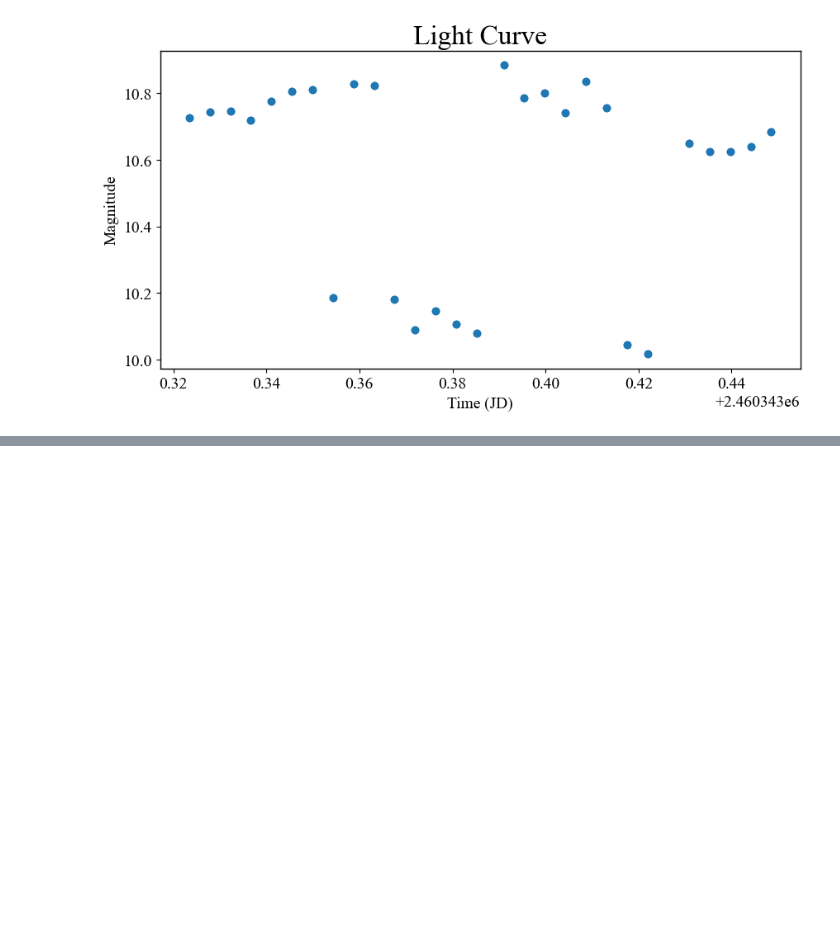
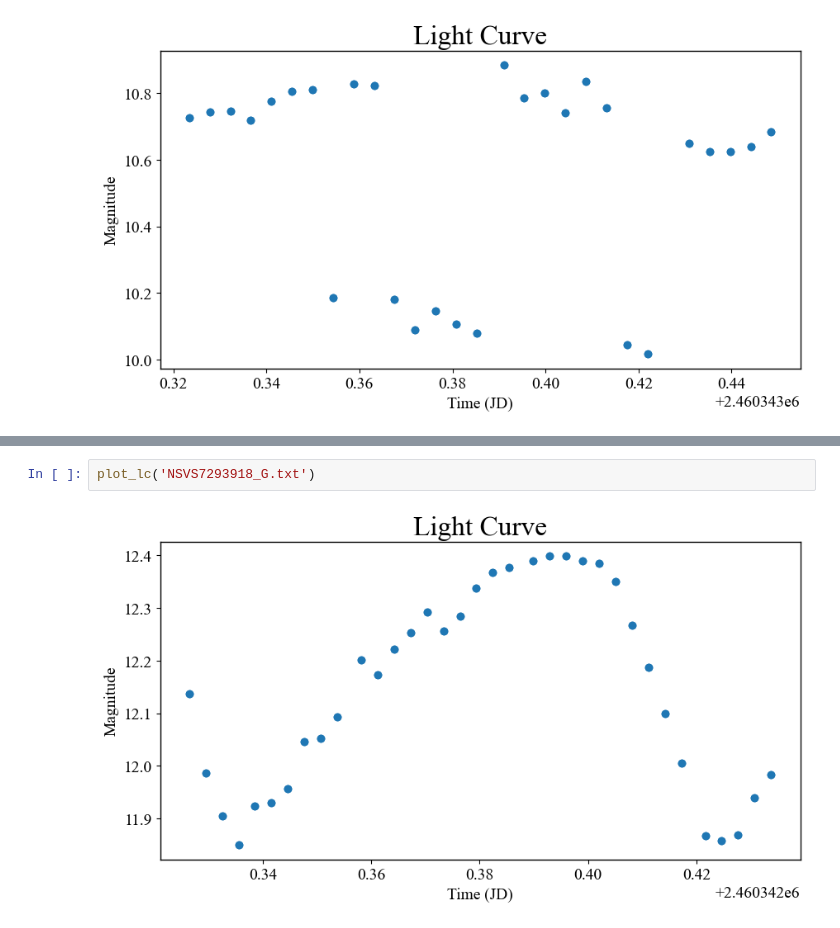
Before and after one commit to lewismcnish/Astronomy, a Jupyter notebook: Year_3/variable_stars.ipynb, the cells around one changed output, grey strips where cells are left out. Cells and saved outputs as stored; diff of their text form; blank space fills up the shorter version.

```diff
--- a/Year_3/variable_stars.ipynb
+++ b/Year_3/variable_stars.ipynb
@@ -44,0 +77,4 @@ KeyboardInterrupt:
+# %%
+plot_lc('NSVS7293918_G.txt')
+# %% [output]
+[figure, added]
```
Also changed, not shown: parts of 2 cells of this notebook, 4 other files.
